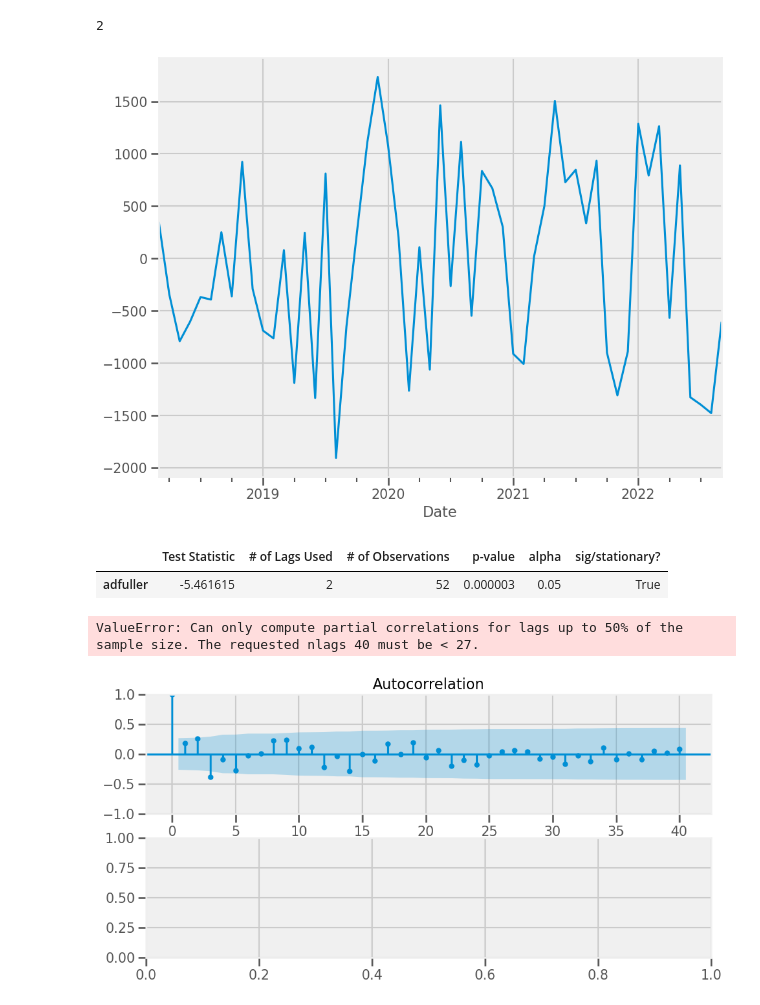
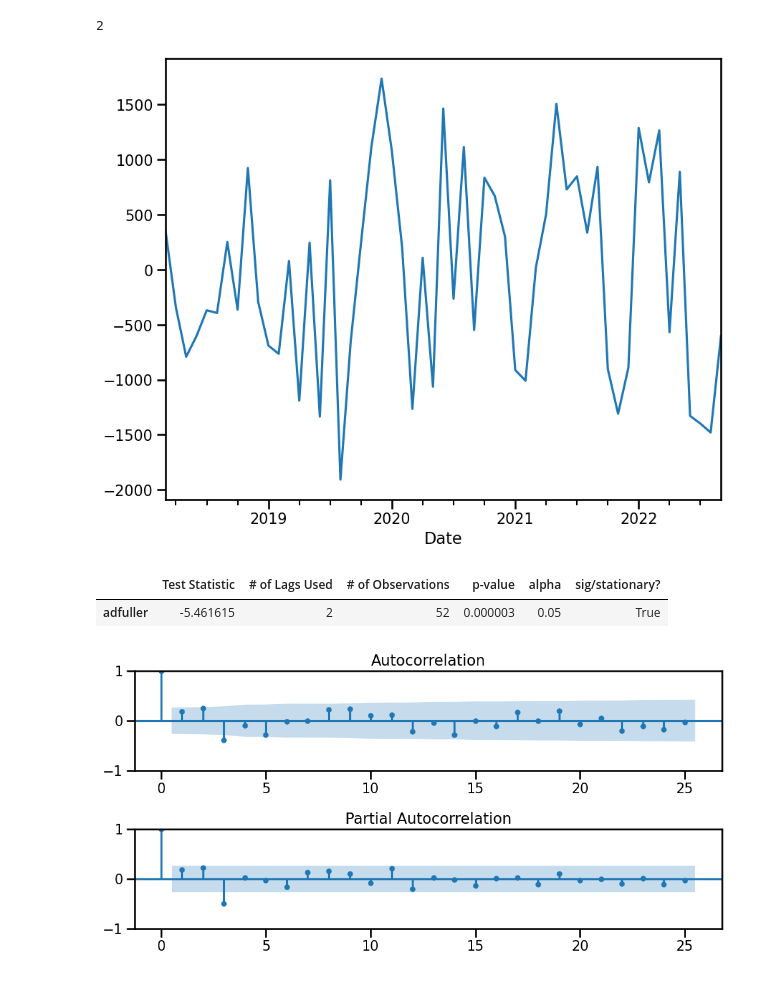
Before and after one commit to LoveidaLucero/Time-Series-Forecasting, a Jupyter notebook: GridSearch SARIMA Models.ipynb, the cells around one changed output. Drawn from its saved outputs; the diff is of its cells as text; code cells hidden in the pictures.

```diff
--- a/GridSearch SARIMA Models.ipynb
+++ b/GridSearch SARIMA Models.ipynb
@@ -69,7 +69,7 @@ SEED = 321
 np.random.seed(SEED)
 
 ## Customization Options,
-plt.style.use(('ggplot','fivethirtyeight'))
+#plt.style.use(('fivethirtyeight'))
 plt.rcParams['figure.figsize'] = (12,4)
 plt.rcParams['figure.facecolor'] = 'white'
 plt.rcParams['savefig.transparent'] = False
@@ -508,7 +508,7 @@ df_diff2 = df_diff2.dropna()
 #plot new df
 df_diff2.plot();
 # %% [output]
-[figure, old version]
+[figure, new version]
 # %%
 # confirm 2diff is stationary
 get_adfuller_results(df_diff2)
@@ -517,7 +517,6 @@ get_adfuller_results(df_diff2)
 | adfuller | -5.461615 | 2 | 52 | 0.000003 | 0.05 | True |
 # %%
 # plot acf to determine p,q,d
-plot_acf_pacf(df_diff2);
+plot_acf_pacf(df_diff2, nlags=25); #25 lags used since data only has 55 entries
 # %% [output]
-ValueError: Can only compute partial correlations for lags up to 50% of the sample size. The requested nlags 40 must be < 27.
-[figure, old version]
+[figure, new version]
```
Also changed, not shown: parts of 18 cells of this notebook.
